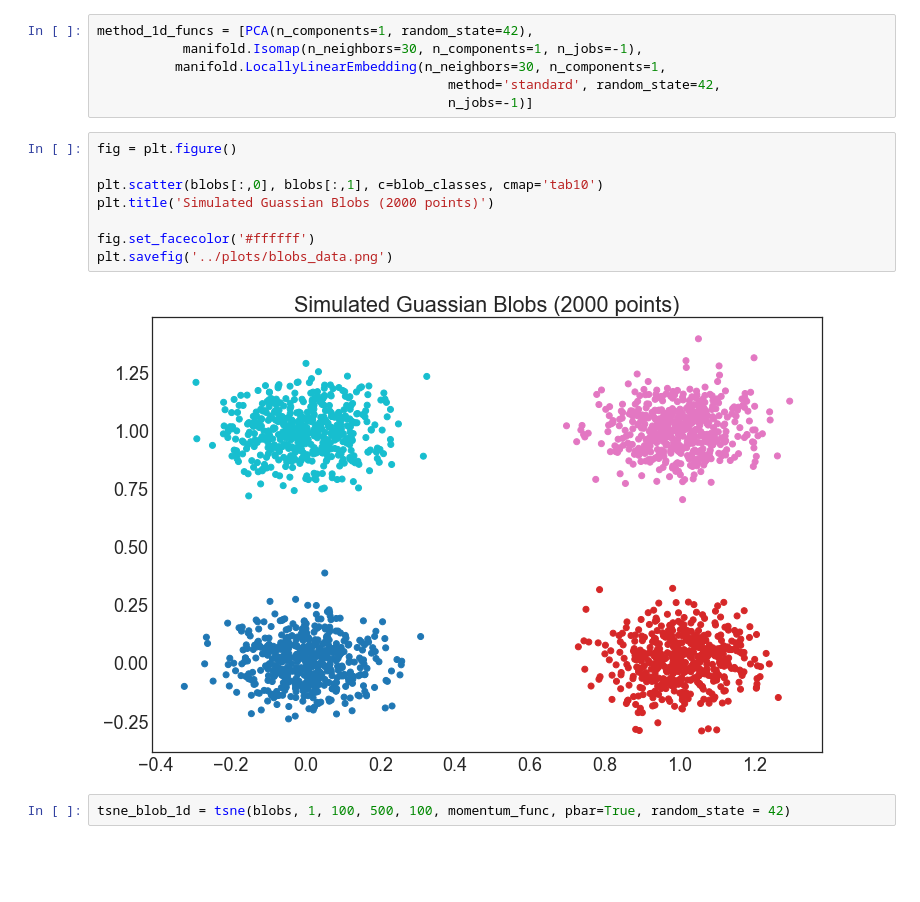
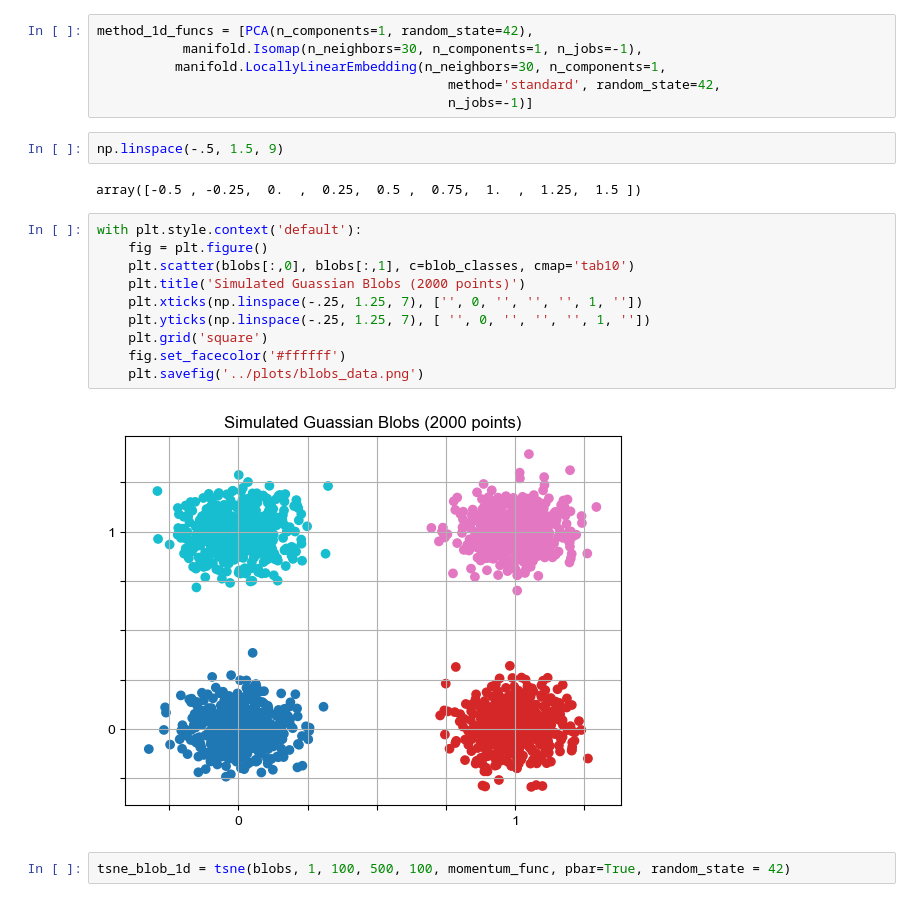
Before and after one commit to epswartz/t-SNE, a Jupyter notebook: notebooks/comparison_plots.ipynb, the cells around one changed output. Drawn from its saved outputs; the diff is of its cells as text; blank space fills up the shorter version.

Commit message:
updated data plot

```diff
--- a/notebooks/comparison_plots.ipynb
+++ b/notebooks/comparison_plots.ipynb
@@ -59,16 +59,22 @@ method_1d_funcs = [PCA(n_components=1, random_state=42),
           manifold.LocallyLinearEmbedding(n_neighbors=30, n_components=1,
                                              method='standard', random_state=42,
                                              n_jobs=-1)]
+# %%
+np.linspace(-.5, 1.5, 9)
+# %% [output]
+array([-0.5 , -0.25,  0.  ,  0.25,  0.5 ,  0.75,  1.  ,  1.25,  1.5 ])
 # %%
-fig = plt.figure()
-
-plt.scatter(blobs[:,0], blobs[:,1], c=blob_classes, cmap='tab10')
-plt.title('Simulated Guassian Blobs (2000 points)')
-
-fig.set_facecolor('#ffffff')
-plt.savefig('../plots/blobs_data.png')
+with plt.style.context('default'):
+    fig = plt.figure()
+    plt.scatter(blobs[:,0], blobs[:,1], c=blob_classes, cmap='tab10')
+    plt.title('Simulated Guassian Blobs (2000 points)')
+    plt.xticks(np.linspace(-.25, 1.25, 7), ['', 0, '', '', '', 1, ''])
+    plt.yticks(np.linspace(-.25, 1.25, 7), [ '', 0, '', '', '', 1, ''])
+    plt.grid('square')
+    fig.set_facecolor('#ffffff')
+    plt.savefig('../plots/blobs_data.png')
 # %% [output]
-[figure, old version]
+[figure, new version]
 # %%
 tsne_blob_1d = tsne(blobs, 1, 100, 500, 100, momentum_func, pbar=True, random_state = 42)
 # %%
```
Also changed, not shown: parts of 1 cell of this notebook, 2 other files.
